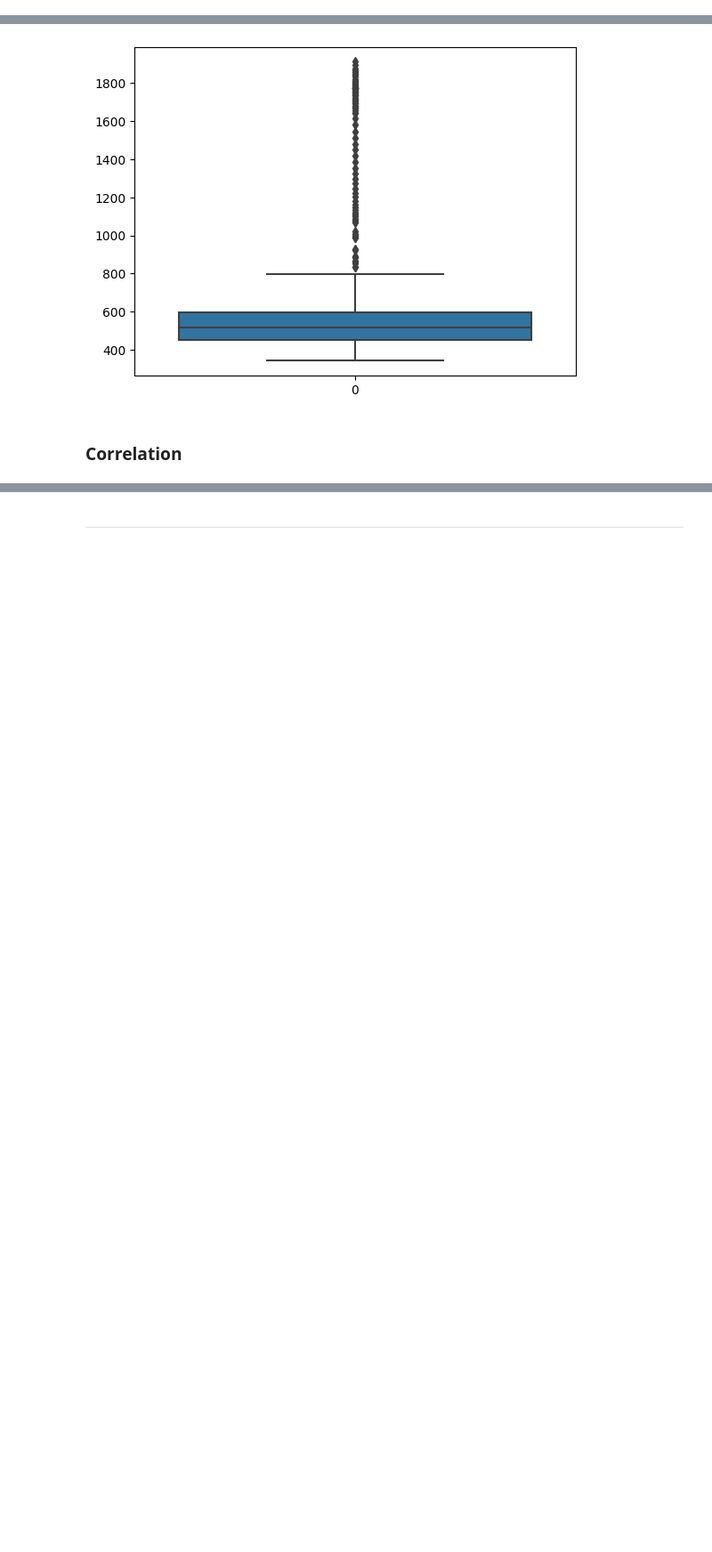
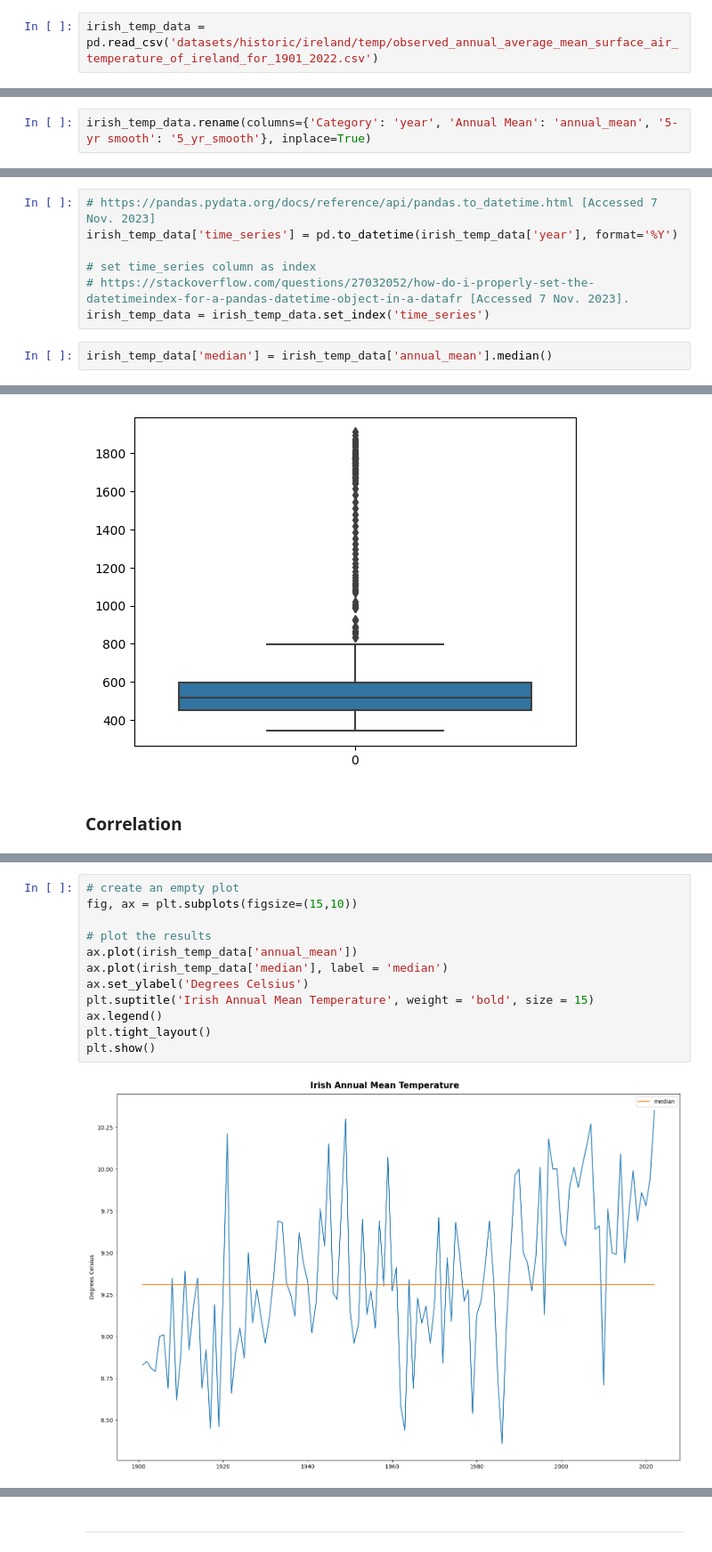
Before and after one commit to humphs078/Owner-avatar-programming_for_data_analysis_assignment_2, a Jupyter notebook: submission.ipynb, the cells around one changed output, grey strips where cells are left out. Shown at 89% size. Drawn from its saved outputs; the diff is of its cells as text; blank space fills up the shorter version.

Commit message:
Add Irish weather datasets to repo. Update submission notebook to start predictive model.

```diff
--- a/submission.ipynb
+++ b/submission.ipynb
@@ -695,0 +705,2 @@ full_methane_data = pd.concat(frames_methane, ignore_index = True)
+# %%
+irish_temp_data = pd.read_csv('datasets/historic/ireland/temp/observed_annual_average_mean_surface_air_temperature_of_ireland_for_1901_2022.csv')
@@ -695,0 +718,2 @@ full_methane_data = pd.concat(frames_methane, ignore_index = True)
+# %%
+irish_temp_data.rename(columns={'Category': 'year', 'Annual Mean': 'annual_mean', '5-yr smooth': '5_yr_smooth'}, inplace=True)
@@ -695,0 +737,9 @@ full_methane_data = pd.concat(frames_methane, ignore_index = True)
+# %%
+# https://pandas.pydata.org/docs/reference/api/pandas.to_datetime.html [Accessed 7 Nov. 2023]
+irish_temp_data['time_series'] = pd.to_datetime(irish_temp_data['year'], format='%Y')
+
+# set time_series column as index
+# https://stackoverflow.com/questions/27032052/how-do-i-properly-set-the-datetimeindex-for-a-pandas-datetime-object-in-a-datafr [Accessed 7 Nov. 2023].
+irish_temp_data = irish_temp_data.set_index('time_series')
+# %%
+irish_temp_data['median'] = irish_temp_data['annual_mean'].median()
@@ -1057,0 +1127,14 @@ sns.boxplot(full_methane_data['ch4_ppb'])
+# %%
+# create an empty plot
+fig, ax = plt.subplots(figsize=(15,10))
+
+# plot the results
+ax.plot(irish_temp_data['annual_mean'])
+ax.plot(irish_temp_data['median'], label = 'median')
+ax.set_ylabel('Degrees Celsius')
+plt.suptitle('Irish Annual Mean Temperature', weight = 'bold', size = 15)
+ax.legend()
+plt.tight_layout()
+plt.show()
+# %% [output]
+[figure, added]
```
Also changed, not shown: parts of 42 cells of this notebook, 4 other files.
